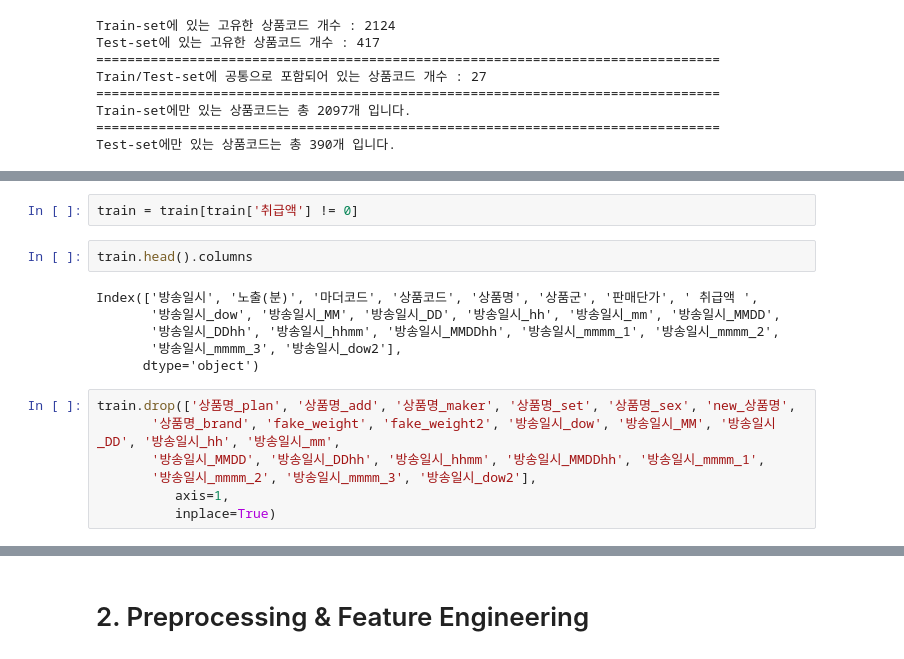
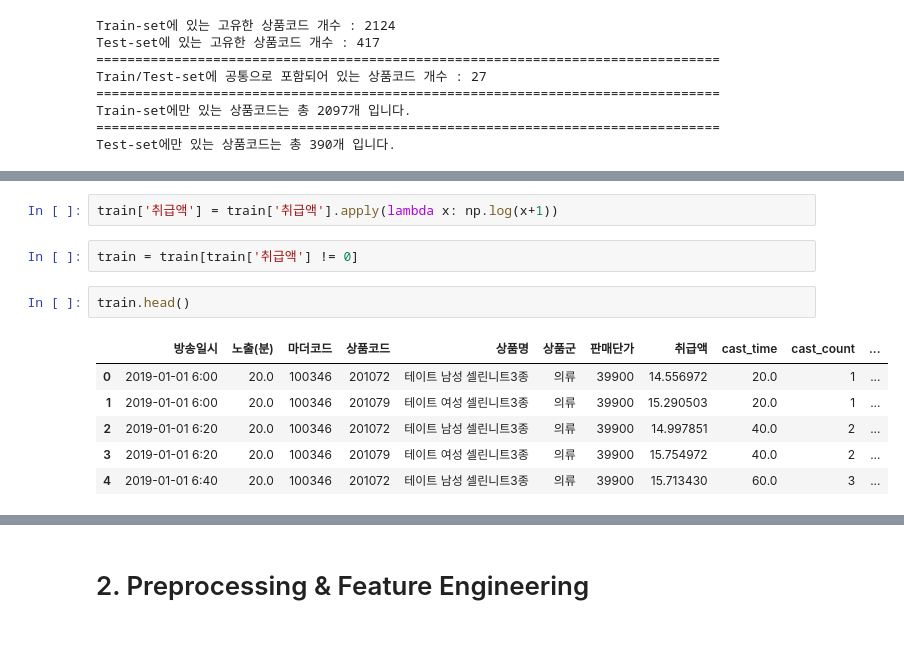
Before and after one commit to thinpig99/bigcon-NSHomeshopping, a Jupyter notebook: Individual-Code/WS/bc_ns_code_visualization_0922.ipynb, the cells around one changed output, grey strips where cells are left out. Drawn from its saved outputs; the diff is of its cells as text.

```diff
--- a/Individual-Code/WS/bc_ns_code_visualization_0922.ipynb
+++ b/Individual-Code/WS/bc_ns_code_visualization_0922.ipynb
@@ -236,17 +252,13 @@ Test-set에만 있는 상품코드는 총 390개 입니다.
+# %%
+train['취급액'] = train['취급액'].apply(lambda x: np.log(x+1))
 # %%
 train = train[train['취급액'] != 0]
 # %%
-train.head().columns
+train.head()
 # %% [output]
-Index(['방송일시', '노출(분)', '마더코드', '상품코드', '상품명', '상품군', '판매단가', ' 취급액 ',
-       '방송일시_dow', '방송일시_MM', '방송일시_DD', '방송일시_hh', '방송일시_mm', '방송일시_MMDD',
-       '방송일시_DDhh', '방송일시_hhmm', '방송일시_MMDDhh', '방송일시_mmmm_1', '방송일시_mmmm_2',
-       '방송일시_mmmm_3', '방송일시_dow2'],
-      dtype='object')
+|  | 방송일시 | 노출(분) | 마더코드 | 상품코드 | 상품명 | 상품군 | 판매단가 | 취급액 | cast_time | cast_count | ... |
+| 0 | 2019-01-01 6:00 | 20.0 | 100346 | 201072 | 테이트 남성 셀린니트3종 | 의류 | 39900 | 14.556972 | 20.0 | 1 | ... |
+| 1 | 2019-01-01 6:00 | 20.0 | 100346 | 201079 | 테이트 여성 셀린니트3종 | 의류 | 39900 | 15.290503 | 20.0 | 1 | ... |
+| 2 | 2019-01-01 6:20 | 20.0 | 100346 | 201072 | 테이트 남성 셀린니트3종 | 의류 | 39900 | 14.997851 | 40.0 | 2 | ... |
+| 3 | 2019-01-01 6:20 | 20.0 | 100346 | 201079 | 테이트 여성 셀린니트3종 | 의류 | 39900 | 15.754972 | 40.0 | 2 | ... |
+| 4 | 2019-01-01 6:40 | 20.0 | 100346 | 201072 | 테이트 남성 셀린니트3종 | 의류 | 39900 | 15.713430 | 60.0 | 3 | ... |
-# %%
-train.drop(['상품명_plan', '상품명_add', '상품명_maker', '상품명_set', '상품명_sex', 'new_상품명',
-       '상품명_brand', 'fake_weight', 'fake_weight2', '방송일시_dow', '방송일시_MM', '방송일시_DD', '방송일시_hh', '방송일시_mm',
-       '방송일시_MMDD', '방송일시_DDhh', '방송일시_hhmm', '방송일시_MMDDhh', '방송일시_mmmm_1',
-       '방송일시_mmmm_2', '방송일시_mmmm_3', '방송일시_dow2'],
-          axis=1,
-          inplace=True)
```
Also changed, not shown: parts of 8 cells of this notebook, 1 other file.
